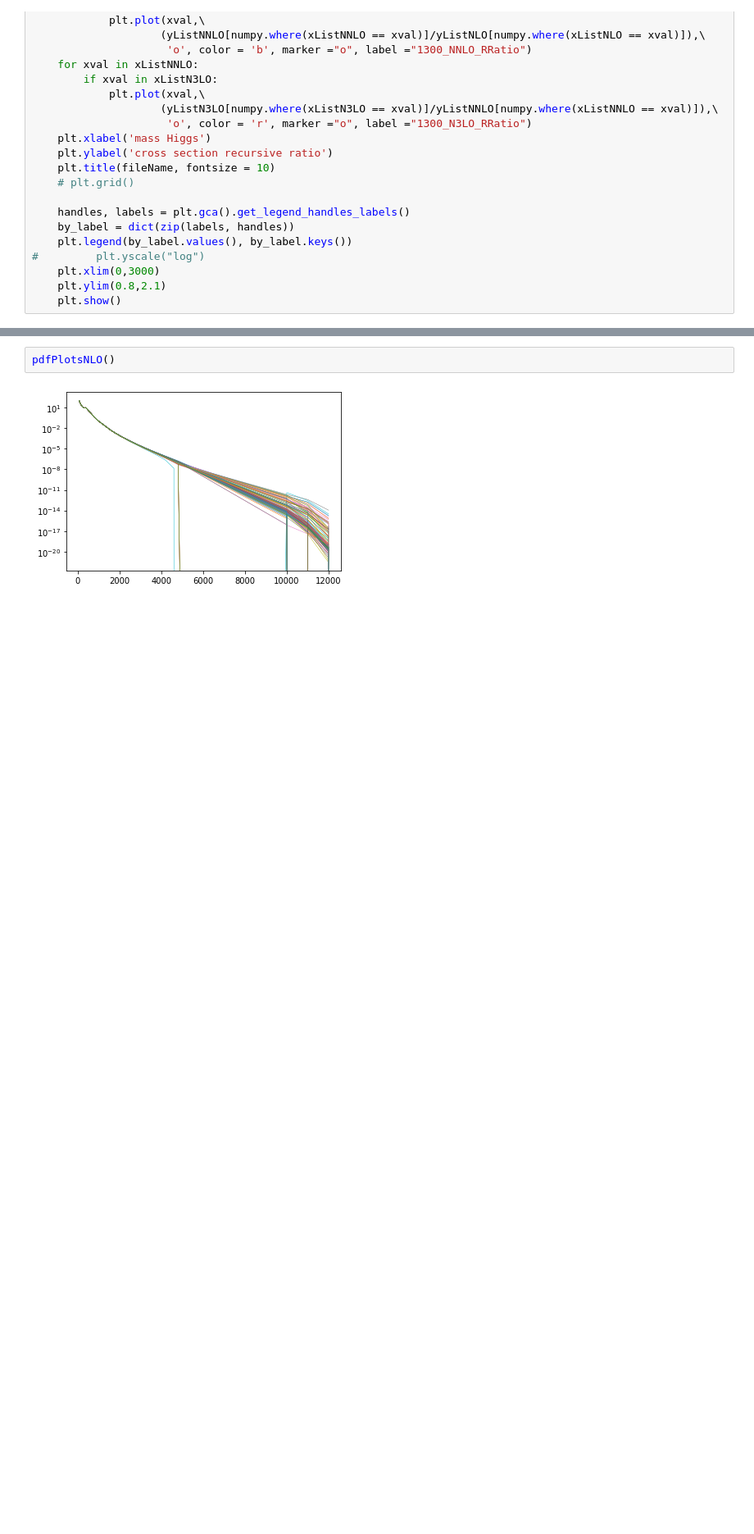
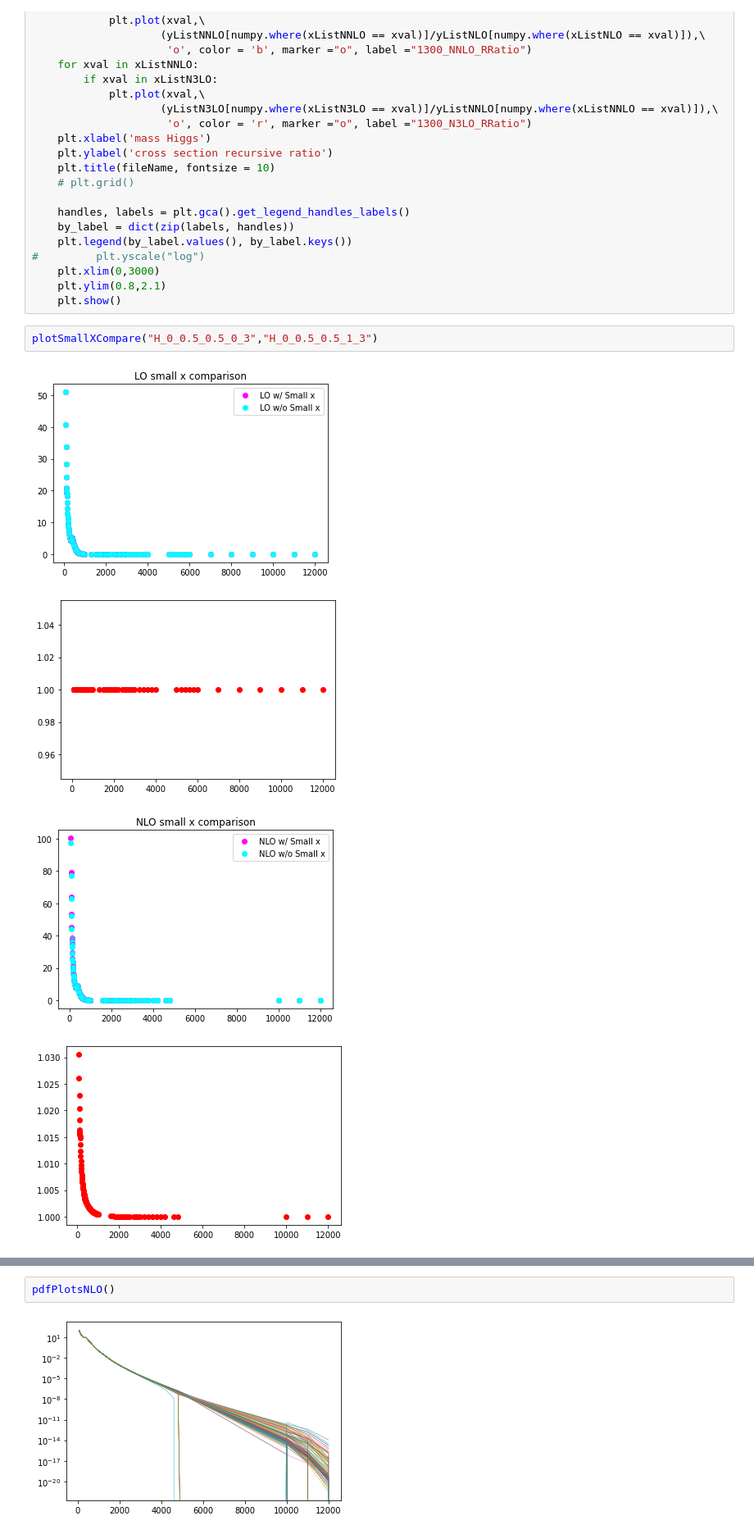
Before and after one commit to anandaguha/HiggsAnalysis, a Jupyter notebook: ReadCSV.ipynb, the cells around one changed output, grey strips where cells are left out. Shown at 82% size. Cells and saved outputs as stored; diff of their text form; blank space fills up the shorter version.

```diff
--- a/ReadCSV.ipynb
+++ b/ReadCSV.ipynb
@@ -298,3 +542,10 @@ def plot1300ratioRecursive(fileName):
     plt.xlim(0,3000)
     plt.ylim(0.8,2.1)
     plt.show()
+# %%
+plotSmallXCompare("H_0_0.5_0.5_0_3","H_0_0.5_0.5_1_3")
+# %% [output]
+[figure, added]
+[figure, added]
+[figure, added]
+[figure, added]
```
Also changed, not shown: parts of 19 cells of this notebook.
